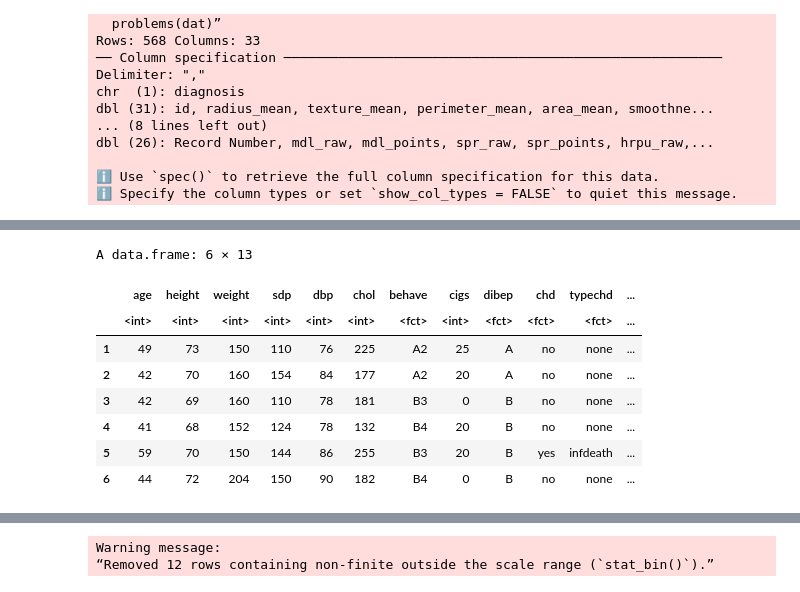
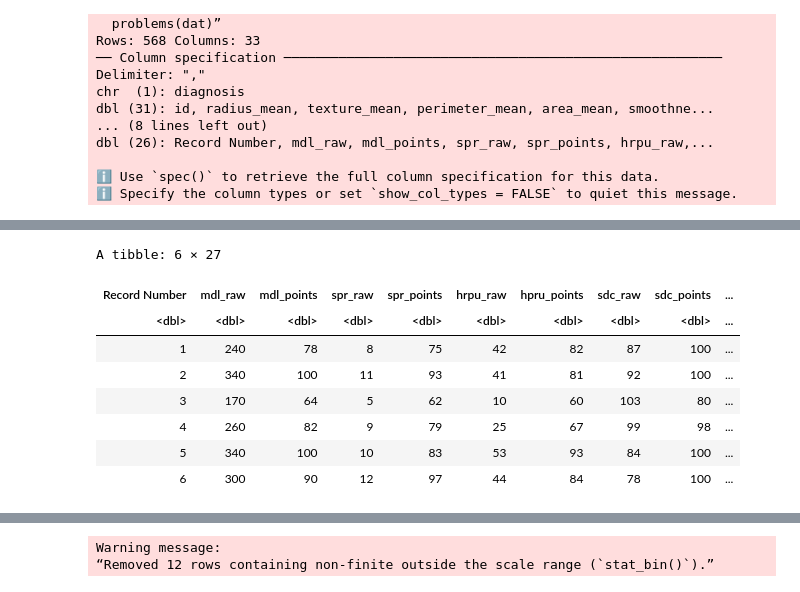
Before and after one commit to lonespear/MA206, a Jupyter notebook: Lesson_14_Two_Means.ipynb, the cells around one changed output, grey strips where cells are left out. Saved outputs shown, nothing was run; the diff lists cells and outputs as text; code cells hidden in the pictures.

```diff
--- a/Lesson_14_Two_Means.ipynb
+++ b/Lesson_14_Two_Means.ipynb
@@ -84,12 +101,12 @@ $$
 # %%
-wcgs %>% head
+ranger %>% head
 # %% [output]
-A data.frame: 6 × 13
+A tibble: 6 × 27
-|  | age | height | weight | sdp | dbp | chol | behave | cigs | dibep | chd | typechd | ... |
-|  | <int> | <int> | <int> | <int> | <int> | <int> | <fct> | <int> | <fct> | <fct> | <fct> | ... |
-| 1 | 49 | 73 | 150 | 110 | 76 | 225 | A2 | 25 | A | no | none | ... |
-| 2 | 42 | 70 | 160 | 154 | 84 | 177 | A2 | 20 | A | no | none | ... |
-| 3 | 42 | 69 | 160 | 110 | 78 | 181 | B3 | 0 | B | no | none | ... |
-| 4 | 41 | 68 | 152 | 124 | 78 | 132 | B4 | 20 | B | no | none | ... |
-| 5 | 59 | 70 | 150 | 144 | 86 | 255 | B3 | 20 | B | yes | infdeath | ... |
-| 6 | 44 | 72 | 204 | 150 | 90 | 182 | B4 | 0 | B | no | none | ... |
+| Record Number | mdl_raw | mdl_points | spr_raw | spr_points | hrpu_raw | hpru_points | sdc_raw | sdc_points | ... |
+| <dbl> | <dbl> | <dbl> | <dbl> | <dbl> | <dbl> | <dbl> | <dbl> | <dbl> | ... |
+| 1 | 240 | 78 | 8 | 75 | 42 | 82 | 87 | 100 | ... |
+| 2 | 340 | 100 | 11 | 93 | 41 | 81 | 92 | 100 | ... |
+| 3 | 170 | 64 | 5 | 62 | 10 | 60 | 103 | 80 | ... |
+| 4 | 260 | 82 | 9 | 79 | 25 | 67 | 99 | 98 | ... |
+| 5 | 340 | 100 | 10 | 83 | 53 | 93 | 84 | 100 | ... |
+| 6 | 300 | 90 | 12 | 97 | 44 | 84 | 78 | 100 | ... |
```
Also changed, not shown: parts of 33 cells of this notebook.
